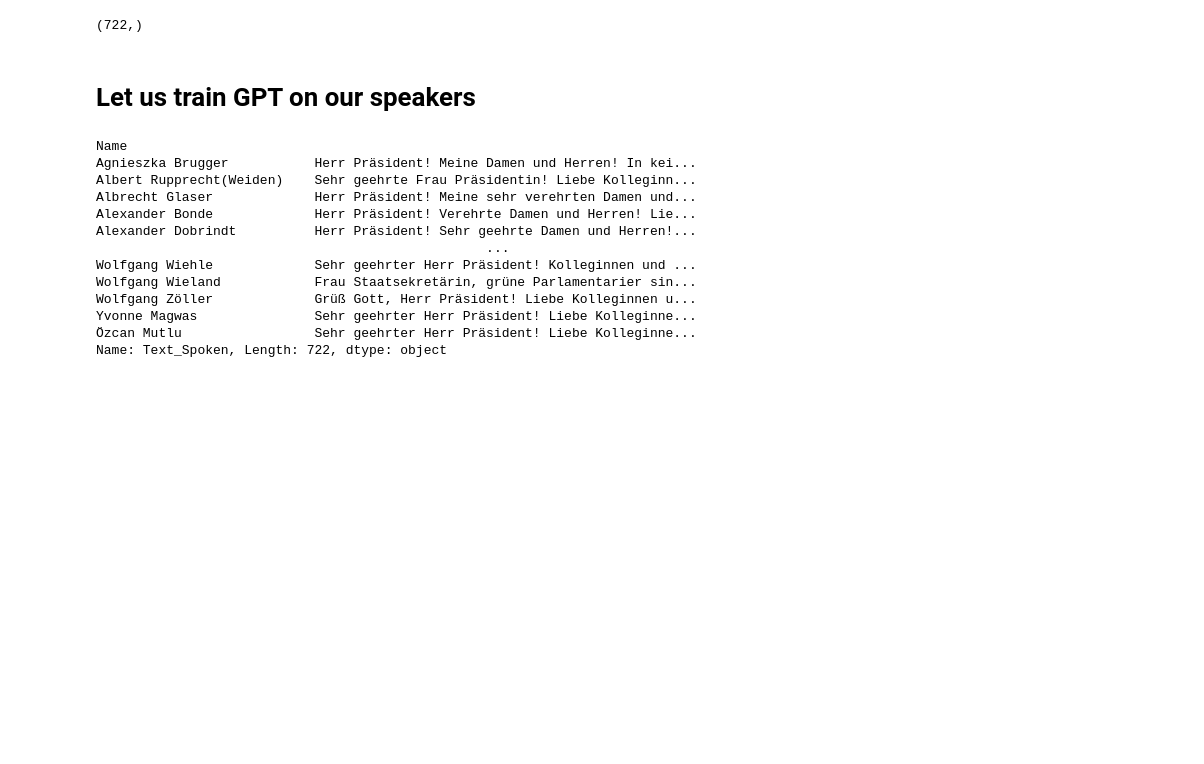
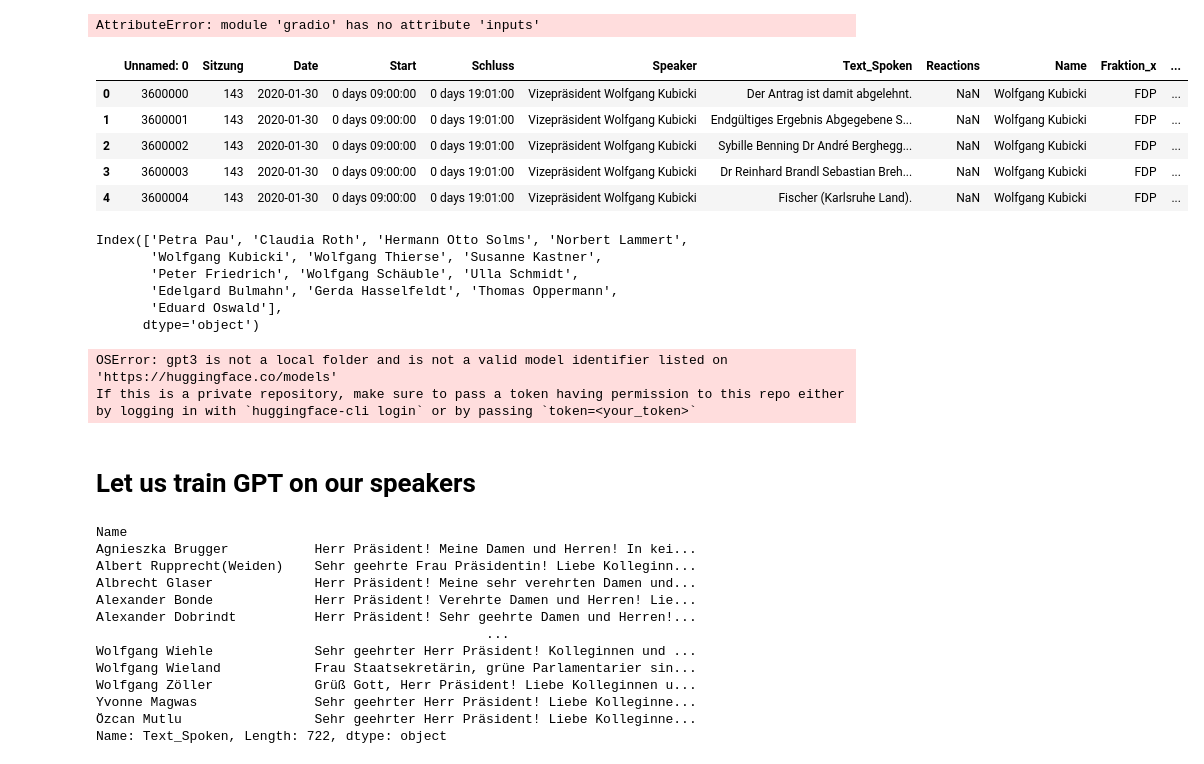
Before and after one commit to MerleSt/Sentiment_In_Session, a Jupyter notebook: Notebooks/7. Network_Analysis/create_language_model.ipynb, the cells around one changed output. Cells and saved outputs as stored; diff of their text form; code cells hidden in the pictures; blank space fills up the shorter version.

```diff
--- a/Notebooks/7. Network_Analysis/create_language_model.ipynb
+++ b/Notebooks/7. Network_Analysis/create_language_model.ipynb
@@ -5,7 +12,51 @@ from transformers import GPT2LMHeadModel, GPT2Tokenizer
+# %%
+os.environ["OPENAI_API_KEY"] = api_key
+
+def construct_index(directory_path):
+    max_input_size = 4096
+    num_outputs = 512
+    max_chunk_overlap = 20
+    chunk_size_limit = 600
+
+    prompt_helper = PromptHelper(max_input_size, num_outputs, max_chunk_overlap, chunk_size_limit=chunk_size_limit)
+
+    llm_predictor = LLMPredictor(llm=OpenAI(temperature=0.7, model_name="text-davinci-003", max_tokens=num_outputs))
+
+    documents = SimpleDirectoryReader(directory_path).load_data()
+
+    index = GPTSimpleVectorIndex(documents, llm_predictor=llm_predictor, prompt_helper=prompt_helper)
+
+    index.save_to_disk('index.json')
+
+    return index
+
+def chatbot(input_text):
+    index = GPTSimpleVectorIndex.load_from_disk('index.json')
+    response = index.query(input_text, response_mode="compact")
+    return response.response
+
+iface = gr.Interface(fn=chatbot,
+                     inputs=gr.inputs.Textbox(lines=7, label="Enter your text"),
+                     outputs="text",
+                     title="My AI Chatbot")
+
+index = construct_index("docs")
+iface.launch(share=True)
+# %% [output]
+AttributeError: module 'gradio' has no attribute 'inputs'
 # %%
 df_sentiment = pd.read_csv('/Users/merlesteffen/Documents/Education/WBS_Coding_School/Bootcamp/Sentiment_In_Session/Final_DF/sentiment_analysis_all.csv')
 # %%
 df = df_sentiment.copy()
+# %%
+df.head()
+# %% [output]
+|  | Unnamed: 0 | Sitzung | Date | Start | Schluss | Speaker | Text_Spoken | Reactions | Name | Fraktion_x | ... |
+| 0 | 3600000 | 143 | 2020-01-30 | 0 days 09:00:00 | 0 days 19:01:00 | Vizepräsident Wolfgang Kubicki | Der Antrag ist damit abgelehnt. | NaN | Wolfgang Kubicki | FDP | ... |
+| 1 | 3600001 | 143 | 2020-01-30 | 0 days 09:00:00 | 0 days 19:01:00 | Vizepräsident Wolfgang Kubicki | Endgültiges Ergebnis Abgegebene S... | NaN | Wolfgang Kubicki | FDP | ... |
+| 2 | 3600002 | 143 | 2020-01-30 | 0 days 09:00:00 | 0 days 19:01:00 | Vizepräsident Wolfgang Kubicki | Sybille Benning Dr André Berghegg... | NaN | Wolfgang Kubicki | FDP | ... |
+| 3 | 3600003 | 143 | 2020-01-30 | 0 days 09:00:00 | 0 days 19:01:00 | Vizepräsident Wolfgang Kubicki | Dr Reinhard Brandl Sebastian Breh... | NaN | Wolfgang Kubicki | FDP | ... |
+| 4 | 3600004 | 143 | 2020-01-30 | 0 days 09:00:00 | 0 days 19:01:00 | Vizepräsident Wolfgang Kubicki | Fischer (Karlsruhe Land). | NaN | Wolfgang Kubicki | FDP | ... |
 # %%
 # Filter speakers with at least 2000 sentences
 speaker_counts = df['Name'].value_counts()
@@ -13,15 +64,23 @@ selected_speakers = speaker_counts[speaker_counts >= 2000].index
 filtered_df = df[df['Name'].isin(selected_speakers)]
 # %%
-selected_speakers.shape
+selected_speakers
 # %% [output]
-(722,)
+Index(['Petra Pau', 'Claudia Roth', 'Hermann Otto Solms', 'Norbert Lammert',
+       'Wolfgang Kubicki', 'Wolfgang Thierse', 'Susanne Kastner',
+       'Peter Friedrich', 'Wolfgang Schäuble', 'Ulla Schmidt',
+       'Edelgard Bulmahn', 'Gerda Hasselfeldt', 'Thomas Oppermann',
+       'Eduard Oswald'],
+      dtype='object')
 # %%
 # Combine text for each speaker
 speaker_texts = filtered_df.groupby('Name')['Text_Spoken'].apply(' '.join)
 # %%
 # Example: Fine-tuning process (high-level)
-tokenizer = GPT2Tokenizer.from_pretrained('gpt2')
-model = GPT2LMHeadModel.from_pretrained('gpt2')
+tokenizer = GPT2Tokenizer.from_pretrained('gpt3')
+model = GPT2LMHeadModel.from_pretrained('gpt3')
+# %% [output]
+OSError: gpt3 is not a local folder and is not a valid model identifier listed on 'https://huggingface.co/models'
+If this is a private repository, make sure to pass a token having permission to this repo either by logging in with `huggingface-cli login` or by passing `token=<your_token>`
 # %% [markdown]
 # Let us train GPT on our speakers
 # %%
```
Also changed, not shown: parts of 6 cells of this notebook, 2 other files.
